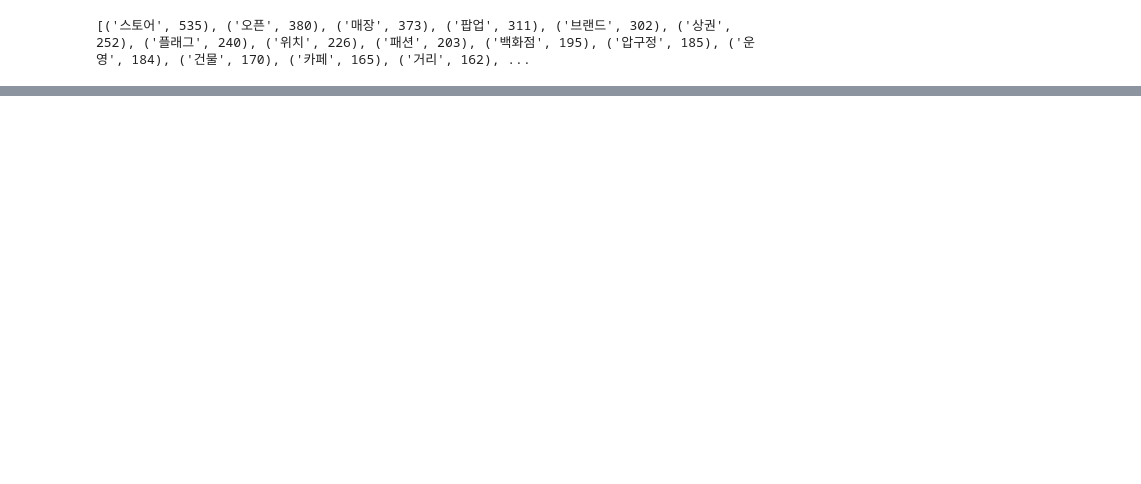
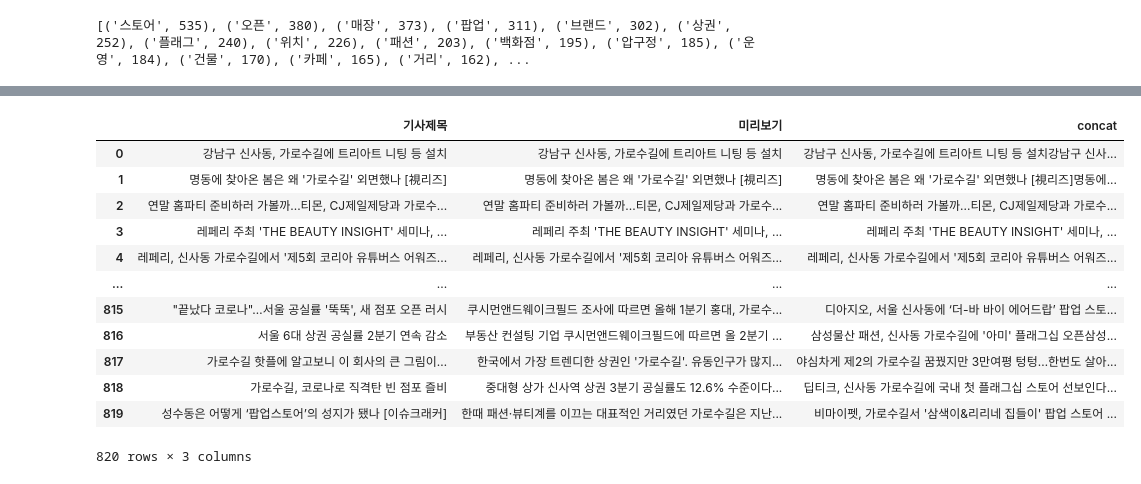
Before and after one commit to LEEYOENN/potenup_python_study, a Jupyter notebook: inregular_data_practice/selenium_naver_news.ipynb, the cells around one changed output, grey strips where cells are left out. Drawn from its saved outputs; the diff is of its cells as text; code cells hidden in the pictures; blank space fills up the shorter version.

```diff
--- a/inregular_data_practice/selenium_naver_news.ipynb
+++ b/inregular_data_practice/selenium_naver_news.ipynb
@@ -504,0 +647,4 @@ print(word_count.most_common(100))
+# %%
+pd.set_option("display.max_rows", None)
+
+pd.DataFrame(word_list).to_excel("../../data_resources/sungsu_word_list.xlsx")
@@ -504,0 +737,7 @@ print(word_count.most_common(100))
+# %%
+import pandas as pd
+garo2224 = pd.read_csv("../../data_resources/garosu_naver_news_2224.csv")
+
+garo2224["concat"] = garo2224["기사제목"] + garo2224["미리보기"]
+
+garo2224["concat"]
@@ -504,0 +808,5 @@ print(word_count.most_common(100))
+# %%
+
+pd.set_option("display.max_rows", None)
+
+pd.DataFrame(word_list).to_csv("../../data_resources/word_list.csv") #word_list
@@ -504,0 +886,7 @@ print(word_count.most_common(100))
+# %%
+import pandas as pd
+chimche2224 = pd.read_csv("../../data_resources/chimche_naver_news_2224.csv")
+
+chimche2224["concat"] = garo2224["기사제목"] + garo2224["미리보기"]
+
+chimche2224["concat"]
@@ -504,0 +906,18 @@ print(word_count.most_common(100))
+# %%
+garo_merged =pd.concat([garo2224, chimche2224], ignore_index=True)
+
+garo_merged
+# %% [output]
+|  | 기사제목 | 미리보기 | concat |
+| 0 | 강남구 신사동, 가로수길에 트리아트 니팅 등 설치 | 강남구 신사동, 가로수길에 트리아트 니팅 등 설치 | 강남구 신사동, 가로수길에 트리아트 니팅 등 설치강남구 신사... |
+| 1 | 명동에 찾아온 봄은 왜 '가로수길' 외면했나 [視리즈] | 명동에 찾아온 봄은 왜 '가로수길' 외면했나 [視리즈] | 명동에 찾아온 봄은 왜 '가로수길' 외면했나 [視리즈]명동에... |
+| 2 | 연말 홈파티 준비하러 가볼까...티몬, CJ제일제당과 가로수... | 연말 홈파티 준비하러 가볼까...티몬, CJ제일제당과 가로수... | 연말 홈파티 준비하러 가볼까...티몬, CJ제일제당과 가로수... |
+| 3 | 레페리 주최 'THE BEAUTY INSIGHT' 세미나, ... | 레페리 주최 'THE BEAUTY INSIGHT' 세미나, ... | 레페리 주최 'THE BEAUTY INSIGHT' 세미나, ... |
+| 4 | 레페리, 신사동 가로수길에서 '제5회 코리아 유튜버스 어워즈... | 레페리, 신사동 가로수길에서 '제5회 코리아 유튜버스 어워즈... | 레페리, 신사동 가로수길에서 '제5회 코리아 유튜버스 어워즈... |
+| ... | ... | ... | ... |
+| 815 | "끝났다 코로나"…서울 공실률 '뚝뚝', 새 점포 오픈 러시 | 쿠시먼앤드웨이크필드 조사에 따르면 올해 1분기 홍대, 가로수... | 디아지오, 서울 신사동에 ‘더-바 바이 에어드랍’ 팝업 스토... |
+| 816 | 서울 6대 상권 공실률 2분기 연속 감소 | 부동산 컨설팅 기업 쿠시먼앤드웨이크필드에 따르면 올 2분기 ... | 삼성물산 패션, 신사동 가로수길에 '아미' 플래그십 오픈삼성... |
+| 817 | 가로수길 핫플에 알고보니 이 회사의 큰 그림이… | 한국에서 가장 트렌디한 상권인 '가로수길'. 유동인구가 많지... | 야심차게 제2의 가로수길 꿈꿨지만 3만여평 텅텅…한번도 살아... |
+| 818 | 가로수길, 코로나로 직격탄 빈 점포 즐비 | 중대형 상가 신사역 상권 3분기 공실률도 12.6% 수준이다... | 딥티크, 신사동 가로수길에 국내 첫 플래그십 스토어 선보인다... |
+| 819 | 성수동은 어떻게 ‘팝업스토어’의 성지가 됐나 [이슈크래커] | 한때 패션·뷰티계를 이끄는 대표적인 거리였던 가로수길은 지난... | 비마이펫, 가로수길서 '삼색이&리리네 집들이' 팝업 스토어 ... |
+820 rows × 3 columns
```
Also changed, not shown: parts of 18 cells of this notebook, 20 other files.
